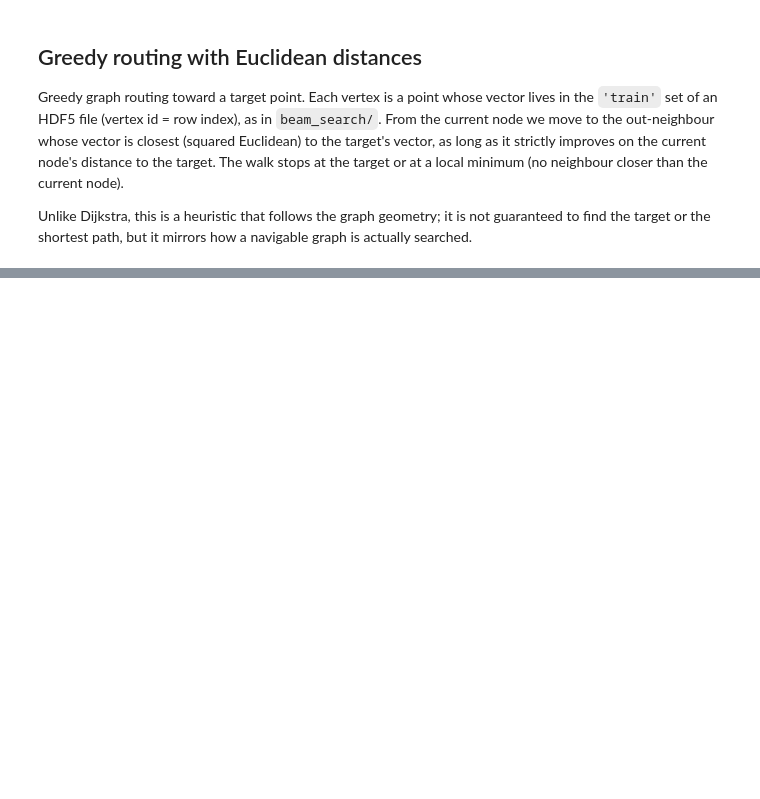
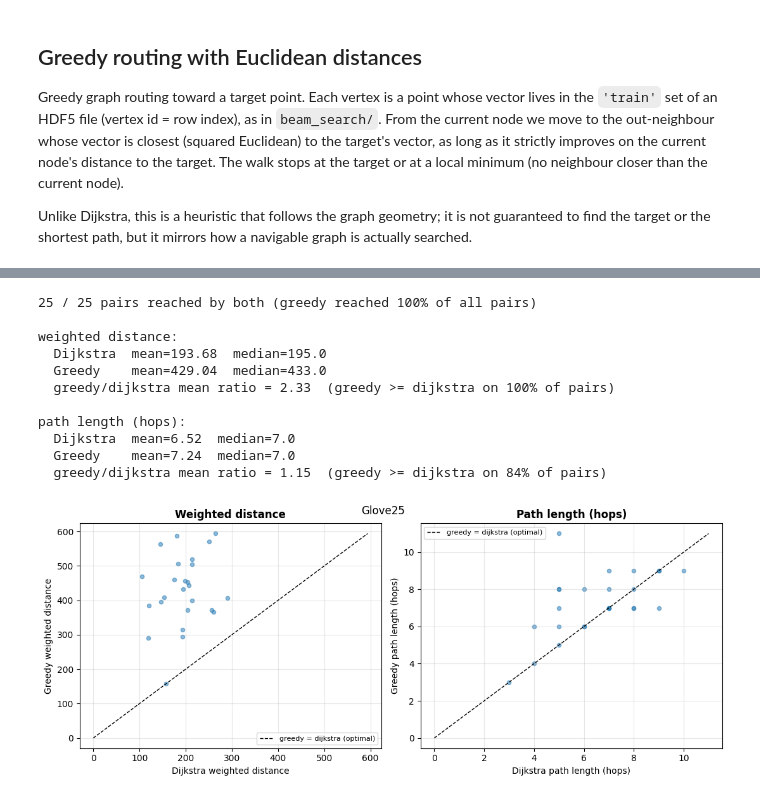
Before and after one commit to PratyushAvi/navigable-graphs, a Jupyter notebook: code/shortest_path_in_navigable_graphs.ipynb, the cells around one changed output, grey strips where cells are left out. Cells and saved outputs as stored; diff of their text form; code cells hidden in the pictures; blank space fills up the shorter version.

```diff
--- a/code/shortest_path_in_navigable_graphs.ipynb
+++ b/code/shortest_path_in_navigable_graphs.ipynb
@@ -218,8 +219,8 @@ def greedy_path_length(adj, X, source, target, max_steps=None):
 # %%
 # --- Greedy routing on a real graph + HDF5 vectors ---
 # --- Run on a real adjacency-list file ---
-ADJ_PATH = "../new_results/adj-list-mnist-euclidean.txt"
-HDF5_PATH = '/scratch/pa2439/ANN-Search/datasets/mnist-784-euclidean.hdf5'                           # vectors ('train' set)
+ADJ_PATH = "../new_results/adj-list-glove25-euclidean.txt"
+HDF5_PATH = '/scratch/pa2439/ANN-Search/datasets/glove25-25-angular.hdf5'                           # vectors ('train' set)
 adj = load_adjacency(ADJ_PATH)
 deg = out_degrees(adj)
 X   = load_vectors(HDF5_PATH)          # X[i] is vertex i's vector
@@ -228,7 +229,7 @@ import pandas as pd
 
 # --- Batch: N random (source, target) pairs; compare Dijkstra vs greedy on
 #     both weighted distance (sum of deg(v)) and path length (hops). ---
-N_PAIRS = 100
+N_PAIRS = 25
 SEED = 0
 
 rng = np.random.default_rng(SEED)
@@ -261,30 +269,44 @@ print(f"{len(both)} / {len(results)} pairs reached by both "
 
 for metric, dj_col, gr_col in [
     ('weighted distance', 'dijkstra_weighted_dist', 'greedy_weighted_dist'),
     ('path length (hops)', 'dijkstra_hops', 'greedy_hops'),
 ]:
     dj, gr = both[dj_col], both[gr_col]
     ratio = (gr / dj.replace(0, np.nan)).mean()
     print(f"\n{metric}:")
     print(f"  Dijkstra  mean={dj.mean():.2f}  median={dj.median():.1f}")
     print(f"  Greedy    mean={gr.mean():.2f}  median={gr.median():.1f}")
     print(f"  greedy/dijkstra mean ratio = {ratio:.2f}  "
           f"(greedy >= dijkstra on {(gr >= dj).mean()*100:.0f}% of pairs)")
 
 # Scatter: greedy vs dijkstra for each metric, with y=x reference (optimal).
 fig, axes = plt.subplots(1, 2, figsize=(11, 4.5))
 for ax, (title, dj_col, gr_col) in zip(axes, [
     ('Weighted distance', 'dijkstra_weighted_dist', 'greedy_weighted_dist'),
     ('Path length (hops)', 'dijkstra_hops', 'greedy_hops'),
 ]):
     dj, gr = both[dj_col], both[gr_col]
     ax.scatter(dj, gr, alpha=0.5, s=20)
     lo, hi = 0, max(dj.max(), gr.max())
     ax.plot([lo, hi], [lo, hi], 'k--', lw=1, label='greedy = dijkstra (optimal)')
     ax.set_xlabel(f'Dijkstra {title.lower()}')
     ax.set_ylabel(f'Greedy {title.lower()}')
     ax.set_title(title, fontweight='bold')
     ax.legend(fontsize=8)
     ax.grid(True, alpha=0.3)
 fig.tight_layout()
+plt.suptitle("Glove25")
 plt.show()
+# %% [output]
+25 / 25 pairs reached by both (greedy reached 100% of all pairs)
+
+weighted distance:
+  Dijkstra  mean=193.68  median=195.0
+  Greedy    mean=429.04  median=433.0
+  greedy/dijkstra mean ratio = 2.33  (greedy >= dijkstra on 100% of pairs)
+
+path length (hops):
+  Dijkstra  mean=6.52  median=7.0
+  Greedy    mean=7.24  median=7.0
+  greedy/dijkstra mean ratio = 1.15  (greedy >= dijkstra on 84% of pairs)
+[figure, added]
```
Also changed, not shown: parts of 2 cells of this notebook.
